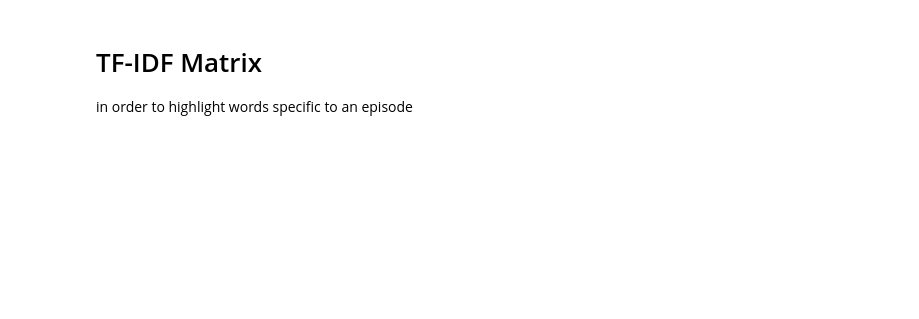
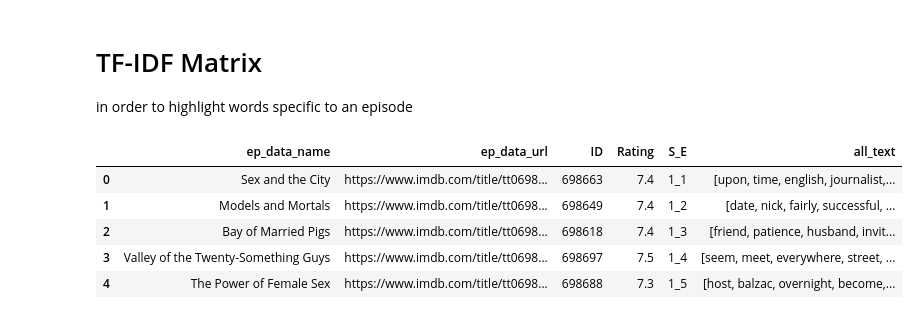
Before and after one commit to ranilovi/SATC_rating_prediction, a Jupyter notebook: text_processing.ipynb, the cells around one changed output. Cells and saved outputs as stored; diff of their text form; code cells hidden in the pictures; blank space fills up the shorter version.

Commit message:
merge lines for all episode

```diff
--- a/text_processing.ipynb
+++ b/text_processing.ipynb
@@ -162,14 +179,42 @@ plt.show()
 # %% [markdown]
 # TF-IDF Matrix
 in order to highlight words specific to an episode
-# %%
-#group by episode to define one episode as one document for tf-idf
-initial_season = 1.0
-inital_episode = 1.0
-all_lines = []
-for index, row in satc_all_lines_w_rating.iterrows():
-    if (row.Season == initial_season)&(row.Episode == inital_episode):
-        all_lines.append(row.lemmatized)
-
-flat_all_lines = [word for line in all_lines for word in line]
-#flat_all_lines
+# %%
+#group by episode to define one episode as one document for tf-idf
+
+#initizalize new df
+satc_text_per_episode = pd.DataFrame(
+    columns=list(satc_all_lines_w_rating)[5:10])
+
+#init
+current_s_e = "1_1"
+all_lines = []
+
+for index, row in satc_all_lines_w_rating.iterrows():
+        if(row.S_E == current_s_e):
+            #we use the lemmatized version of the lines, change here for different choice of text preprocessing
+            all_lines.append(row.lemmatized)
+
+        if row.S_E != current_s_e:
+            #flatten all tokens for previous episode and add them to the dataframe
+            flat_all_lines = [word for line in all_lines for word in line]
+            #add a new row to new df, taking the information from the index-1 (the last s_e)
+            satc_text_per_episode = satc_text_per_episode.append({'ep_data_name': satc_all_lines_w_rating.ep_data_name[index-1],
+                                                                  'ep_data_url': satc_all_lines_w_rating.ep_data_url[index-1],
+                                                                  'ID': satc_all_lines_w_rating.ID[index-1],
+                                                                  'Rating': satc_all_lines_w_rating.Rating[index-1],
+                                                                  'S_E': satc_all_lines_w_rating.S_E[index-1],
+                                                                  'all_text': flat_all_lines}, ignore_index=True)
+            #update vars
+            all_lines = []
+            current_s_e = row.S_E
+
+
+satc_text_per_episode.head()
+# %% [output]
+|  | ep_data_name | ep_data_url | ID | Rating | S_E | all_text |
+| 0 | Sex and the City | https://www.imdb.com/title/tt0698... | 698663 | 7.4 | 1_1 | [upon, time, english, journalist,... |
+| 1 | Models and Mortals | https://www.imdb.com/title/tt0698... | 698649 | 7.4 | 1_2 | [date, nick, fairly, successful, ... |
+| 2 | Bay of Married Pigs | https://www.imdb.com/title/tt0698... | 698618 | 7.4 | 1_3 | [friend, patience, husband, invit... |
+| 3 | Valley of the Twenty-Something Guys | https://www.imdb.com/title/tt0698... | 698697 | 7.5 | 1_4 | [seem, meet, everywhere, street, ... |
+| 4 | The Power of Female Sex | https://www.imdb.com/title/tt0698... | 698688 | 7.3 | 1_5 | [host, balzac, overnight, become,... |
```
Also changed, not shown: parts of 5 cells of this notebook.
